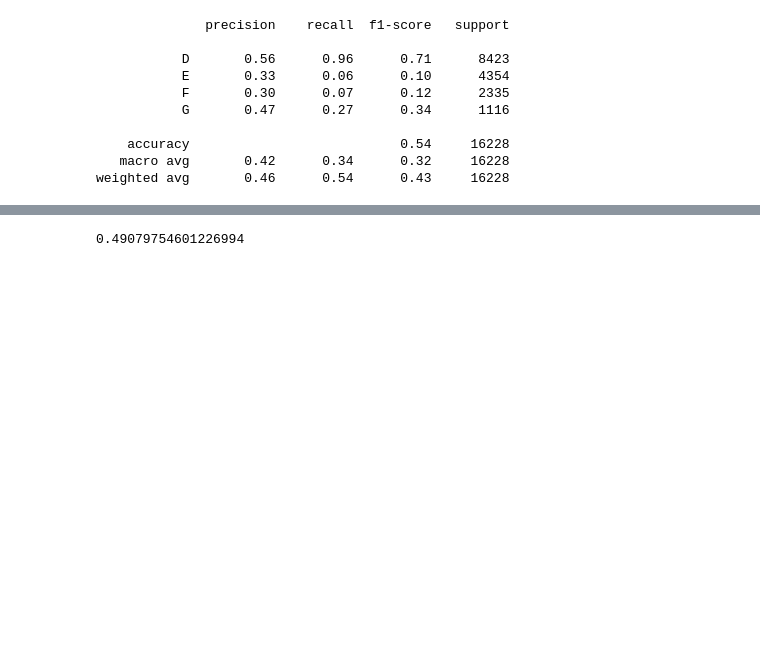
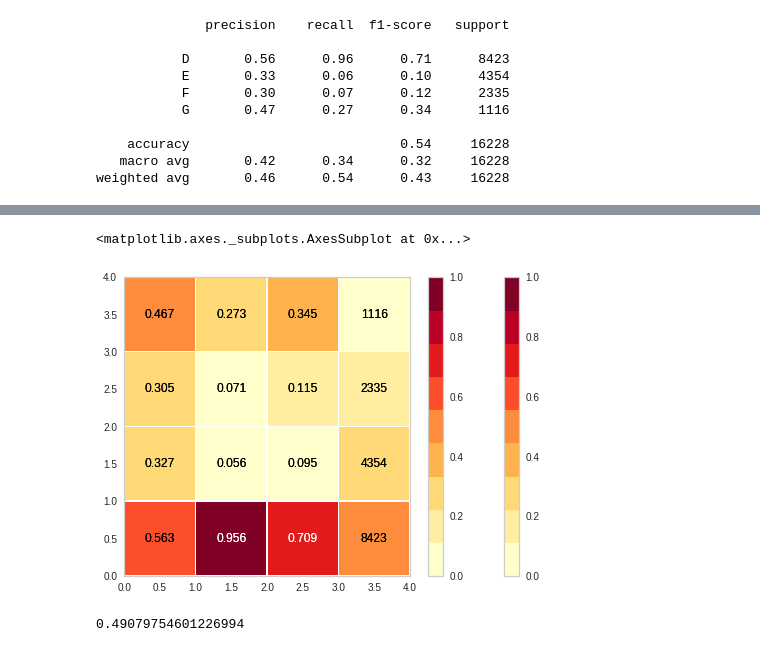
Before and after one commit to lukasnijhawan/CS4641Group15, a Jupyter notebook: conner/SupervisedLearning.ipynb, the cells around one changed output, grey strips where cells are left out. Drawn from its saved outputs; the diff is of its cells as text; code cells hidden in the pictures; blank space fills up the shorter version.

```diff
--- a/conner/SupervisedLearning.ipynb
+++ b/conner/SupervisedLearning.ipynb
@@ -211,3 +220,13 @@ weighted avg       0.46      0.54      0.43     16228
+# %%
+clf = XGBClassifier(gamma=0.5, max_depth=5, subsample=0.8, min_child_weight=5)
+visualizer = ClassificationReport(clf, classes=["D", "E", "F", "G"], support=True)
+
+visualizer.fit(X_train, y_train)
+visualizer.score(X_test, y_test)
+visualizer.draw()
+# %% [output]
+<matplotlib.axes._subplots.AxesSubplot at 0x...>
+[figure, added]
 # %%
 from sklearn.svm import SVC
 # %%
```
Also changed, not shown: parts of 3 cells of this notebook, 1 other file.
